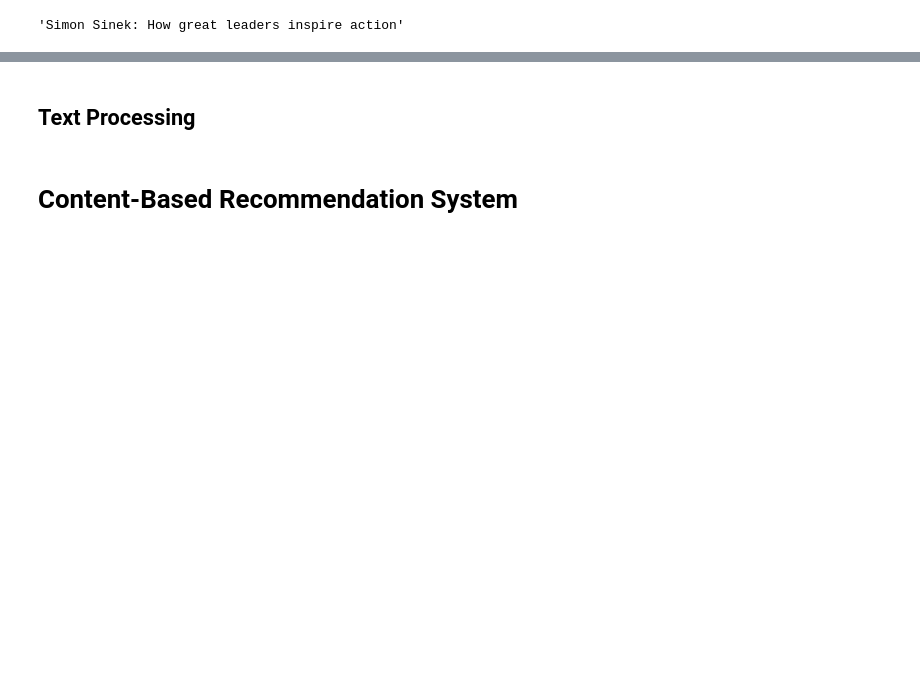
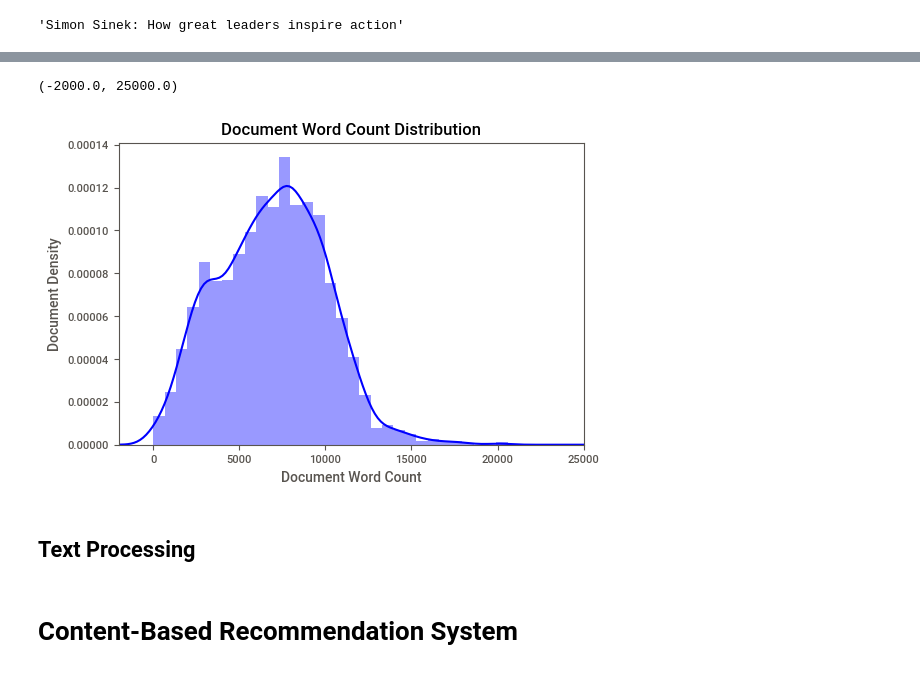
Before and after one commit to yamasjose11/tedtalk-recommendation-system, a Jupyter notebook: tedtalk_recommender.ipynb, the cells around one changed output, grey strips where cells are left out. Cells and saved outputs as stored; diff of their text form; code cells hidden in the pictures; blank space fills up the shorter version.

```diff
--- a/tedtalk_recommender.ipynb
+++ b/tedtalk_recommender.ipynb
@@ -116,3 +124,16 @@ Report sweet_report.html was generated! NOTEBOOK/COLAB USERS: the web browser MA
+# %%
+# Transcript Words Count Hist
+np.seterr(under='ignore')
+
+fig, ax = plt.subplots()
+sn.distplot(df.transcript.str.len(), color='b')
+ax.set_title("Document Word Count Distribution")
+ax.set_xlabel("Document Word Count")
+ax.set_ylabel("Document Density")
+plt.xlim([-2000, 25000])
+# %% [output]
+(-2000.0, 25000.0)
+[figure, added]
 # %% [markdown]
 ## Text Processing
 # %%
```
Also changed, not shown: parts of 4 cells of this notebook.
